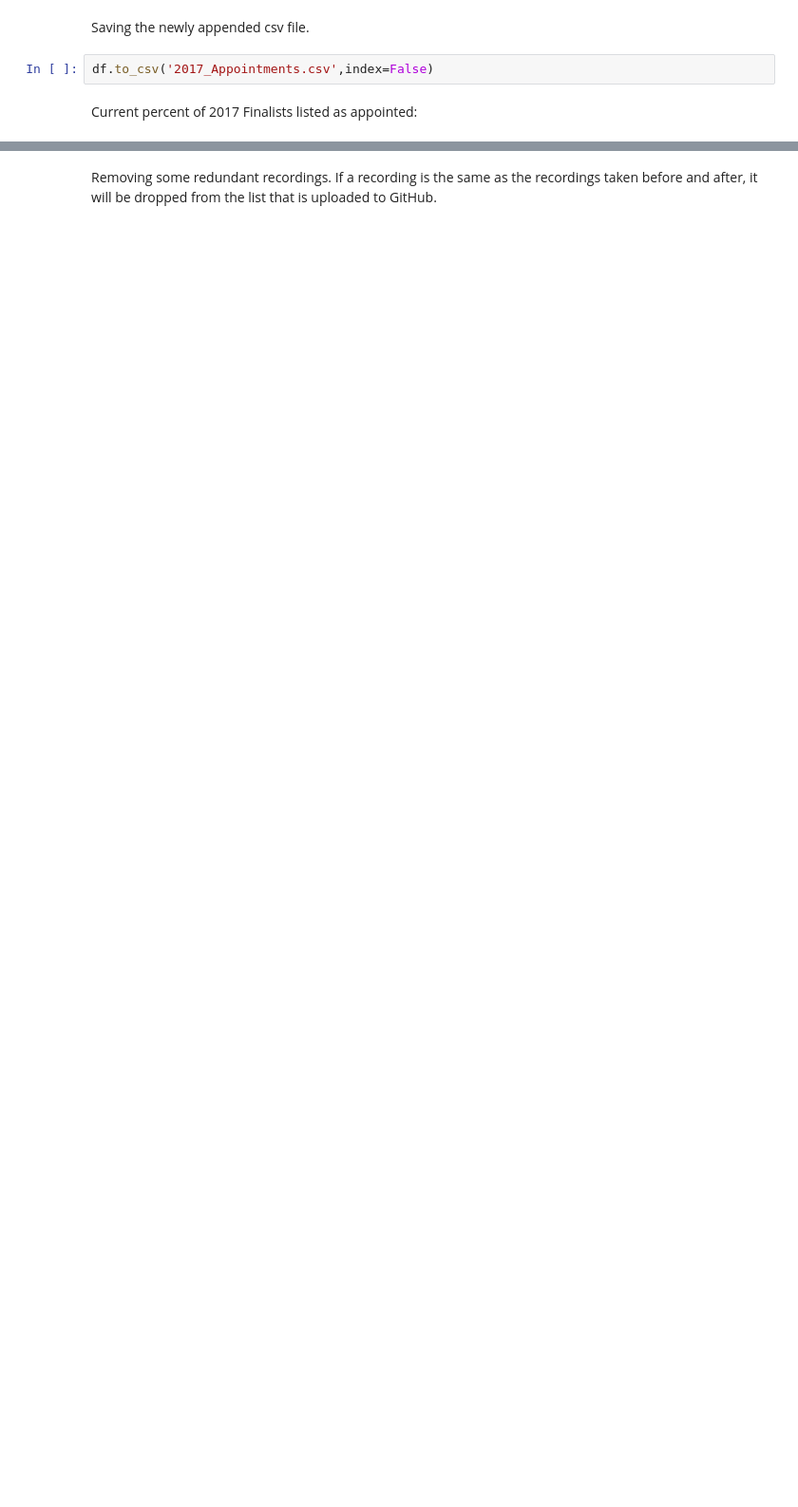
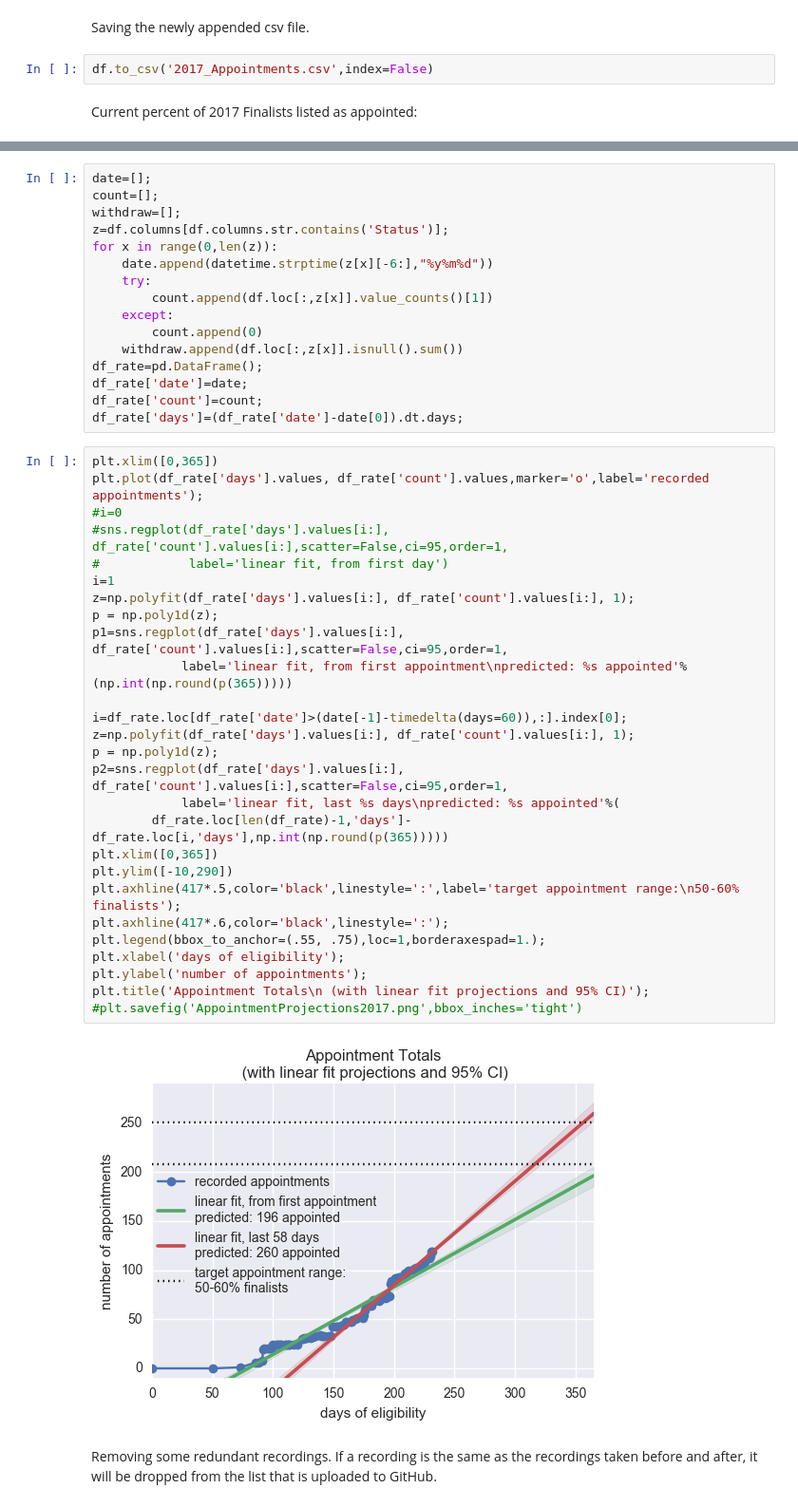
Before and after one commit to keklarup/PMF, a Jupyter notebook: Appointment_Rates_Github.ipynb, the cells around one changed output, grey strips where cells are left out. Shown: that part at 95% size. Cells and saved outputs as stored; diff of their text form; blank space fills up the shorter version.

Commit message:
updated to 8/28/17
Last update with access to Finalist job board.

```diff
--- a/Appointment_Rates_Github.ipynb
+++ b/Appointment_Rates_Github.ipynb
@@ -77,2 +79,47 @@ print("%s percent of active Finalists appointed"% (round((df.iloc[:,-1].sum()/le
+# %%
+date=[];
+count=[];
+withdraw=[];
+z=df.columns[df.columns.str.contains('Status')];
+for x in range(0,len(z)):
+    date.append(datetime.strptime(z[x][-6:],"%y%m%d"))
+    try:
+        count.append(df.loc[:,z[x]].value_counts()[1])
+    except:
+        count.append(0)
+    withdraw.append(df.loc[:,z[x]].isnull().sum())
+df_rate=pd.DataFrame();
+df_rate['date']=date;
+df_rate['count']=count;
+df_rate['days']=(df_rate['date']-date[0]).dt.days;
+# %%
+plt.xlim([0,365])
+plt.plot(df_rate['days'].values, df_rate['count'].values,marker='o',label='recorded appointments');
+#i=0
+#sns.regplot(df_rate['days'].values[i:], df_rate['count'].values[i:],scatter=False,ci=95,order=1,
+#            label='linear fit, from first day')
+i=1
+z=np.polyfit(df_rate['days'].values[i:], df_rate['count'].values[i:], 1);
+p = np.poly1d(z);
+p1=sns.regplot(df_rate['days'].values[i:], df_rate['count'].values[i:],scatter=False,ci=95,order=1,
+            label='linear fit, from first appointment\npredicted: %s appointed'%(np.int(np.round(p(365)))))
+
+i=df_rate.loc[df_rate['date']>(date[-1]-timedelta(days=60)),:].index[0];
+z=np.polyfit(df_rate['days'].values[i:], df_rate['count'].values[i:], 1);
+p = np.poly1d(z);
+p2=sns.regplot(df_rate['days'].values[i:], df_rate['count'].values[i:],scatter=False,ci=95,order=1,
+            label='linear fit, last %s days\npredicted: %s appointed'%(
+        df_rate.loc[len(df_rate)-1,'days']-df_rate.loc[i,'days'],np.int(np.round(p(365)))))
+plt.xlim([0,365])
+plt.ylim([-10,290])
+plt.axhline(417*.5,color='black',linestyle=':',label='target appointment range:\n50-60% finalists');
+plt.axhline(417*.6,color='black',linestyle=':');
+plt.legend(bbox_to_anchor=(.55, .75),loc=1,borderaxespad=1.);
+plt.xlabel('days of eligibility');
+plt.ylabel('number of appointments');
+plt.title('Appointment Totals\n (with linear fit projections and 95% CI)');
+#plt.savefig('AppointmentProjections2017.png',bbox_inches='tight')
+# %% [output]
+[figure, added]
 # %% [markdown]
 Removing some redundant recordings. If a recording is the same as the recordings taken before and after, it will be dropped from the list that is uploaded to GitHub.
```
Also changed, not shown: parts of 26 cells of this notebook, 3 other files.
